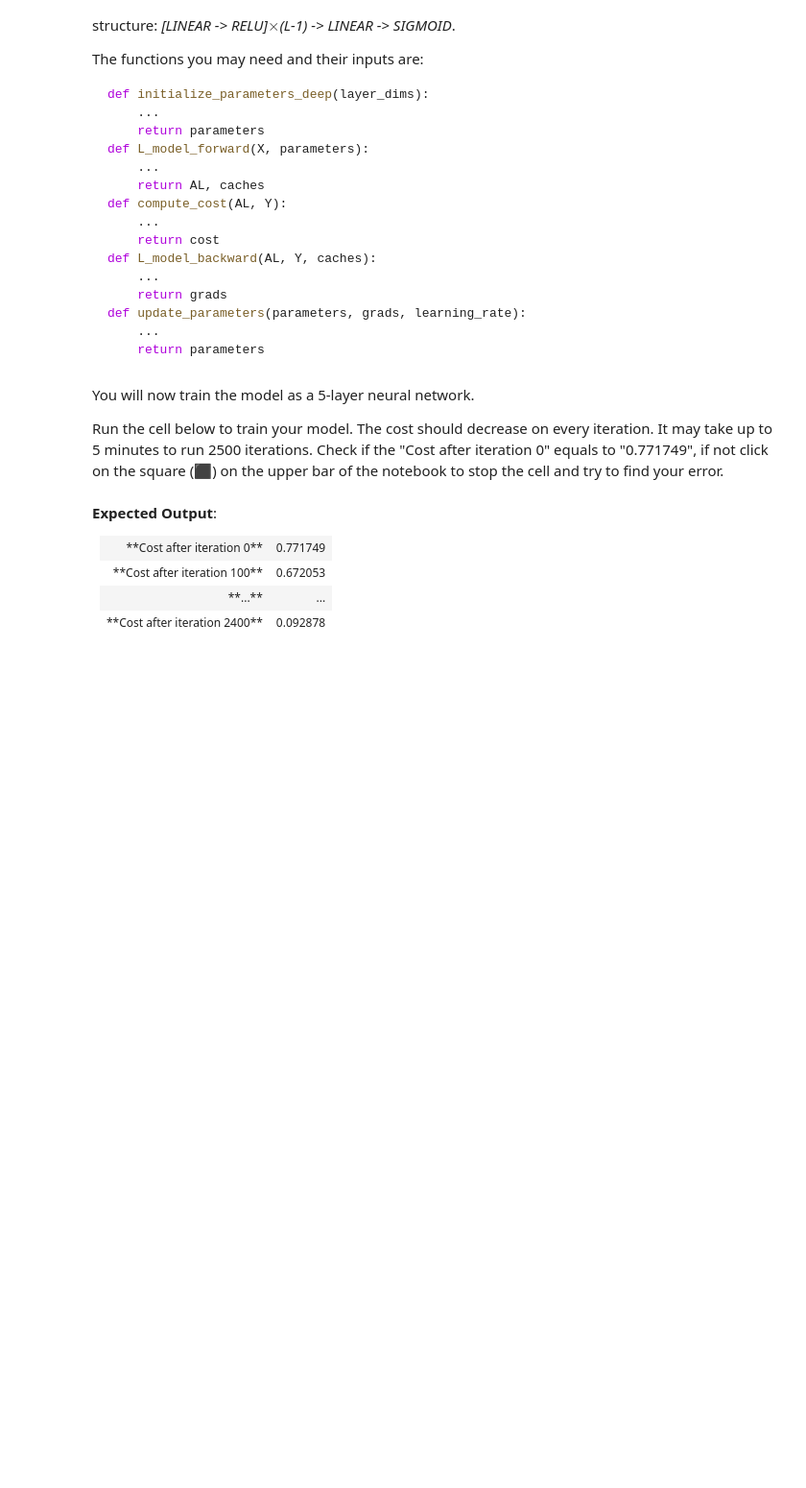
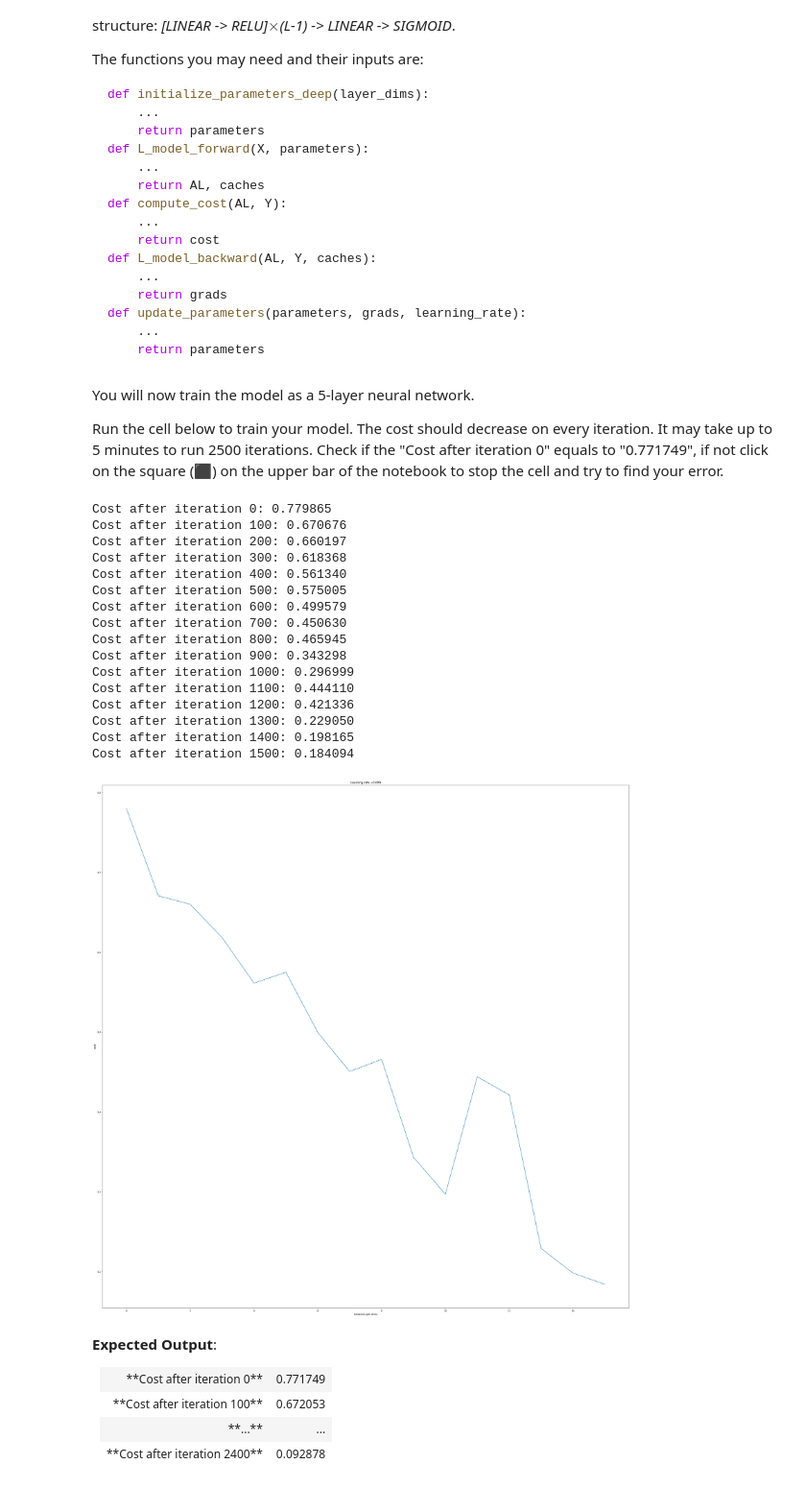
Before and after one commit to samuelladibe/S9_el_tegy_samuel_ladibe, a Jupyter notebook: Modelisation/tp3/Deep-NN-Application.ipynb, the cells around one changed output. Shown at 96% size. Saved outputs shown, nothing was run; the diff lists cells and outputs as text; code cells hidden in the pictures; blank space fills up the shorter version.

````diff
--- a/Modelisation/tp3/Deep-NN-Application.ipynb
+++ b/Modelisation/tp3/Deep-NN-Application.ipynb
@@ -370,13 +512,13 @@ def update_parameters(parameters, grads, learning_rate):
     return parameters
 ```
 # %%
-### CONSTANTS ###
+##### CONSTANTS #####
 #  5-layer model You cannot change the number of layers,
 # but you can change the number of neurons per layer
 
-layers_dims = [12288, 20, 7, 5, 1]
+layers_dims = [12288, 20, 7, 3, 1]
 # %%
-def L_layer_model(X, Y, layers_dims, learning_rate = 0.009, num_iterations = 3000, print_cost=False):
+def L_layer_model(X, Y, layers_dims, learning_rate = 0.009, num_iterations = 2000, print_cost=False):
     """
     Implements a L-layer neural network: [LINEAR->RELU]*(L-1)->LINEAR->SIGMOID.
 
@@ -432,7 +574,25 @@ You will now train the model as a 5-layer neural network.
 
 Run the cell below to train your model. The cost should decrease on every iteration. It may take up to 5 minutes to run 2500 iterations. Check if the "Cost after iteration 0" equals to "0.771749", if not click on the square (⬛) on the upper bar of the notebook to stop the cell and try to find your error.
 # %%
-parameters = L_layer_model(train_x, train_y, layers_dims, num_iterations = 2500, print_cost = True)
+parameters = L_layer_model(train_x, train_y, layers_dims, num_iterations = 1567, print_cost = True)
+# %% [output]
+Cost after iteration 0: 0.779865
+Cost after iteration 100: 0.670676
+Cost after iteration 200: 0.660197
+Cost after iteration 300: 0.618368
+Cost after iteration 400: 0.561340
+Cost after iteration 500: 0.575005
+Cost after iteration 600: 0.499579
+Cost after iteration 700: 0.450630
+Cost after iteration 800: 0.465945
+Cost after iteration 900: 0.343298
+Cost after iteration 1000: 0.296999
+Cost after iteration 1100: 0.444110
+Cost after iteration 1200: 0.421336
+Cost after iteration 1300: 0.229050
+Cost after iteration 1400: 0.198165
+Cost after iteration 1500: 0.184094
+[figure, added]
 # %% [markdown]
 **Expected Output**:
 <table>
````
Also changed, not shown: parts of 20 cells of this notebook.
